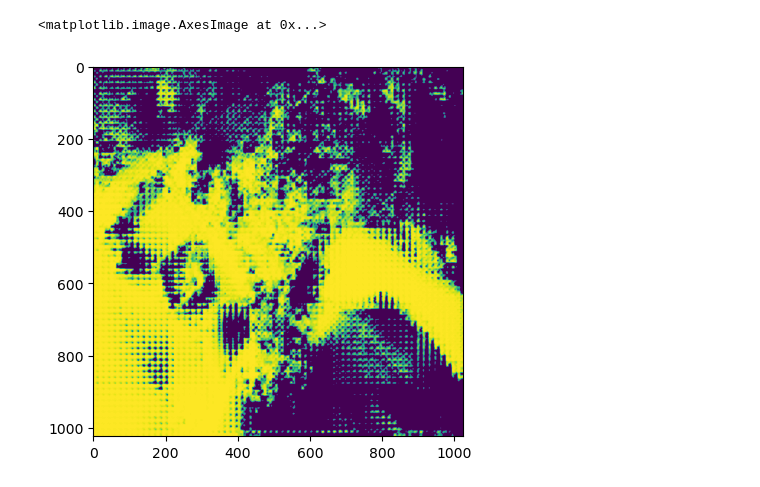
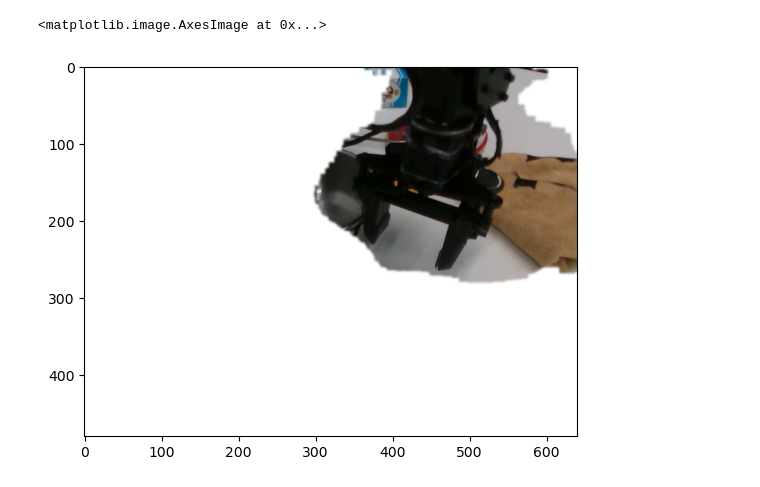
Before and after one commit to 2toinf/IVM, a Jupyter notebook: demo.ipynb, the cells around one changed output. Saved outputs shown, nothing was run; the diff lists cells and outputs as text; code cells hidden in the pictures.

Commit message:
update model

```diff
--- a/demo.ipynb
+++ b/demo.ipynb
@@ -1,8 +1,6 @@
 # %%
-from deploy import load
-
-
-
-ckpt_path = "/home/roborobo/Downloads/See-you-need-to-see/deploy/ckpt/fam/fam_model.bin"
-model = load(ckpt_path, type="fam")
+import torch
+ckpt_path = "/home/roborobo/Downloads/See-you-need-to-see/deploy/ckpt/lisa/model.bin"
+ckpt = torch.load(ckpt_path, map_location="cpu")
+print(ckpt.keys())
 # %% [output]
@@ -21,0 +8,3 @@ tensor([[[0.2290]],
+# %%
+from deploy import load
+model = load(ckpt_path, type="lisa", low_gpu_memory = True)
@@ -22,13 +18,13 @@ tensor([[[0.2290]],
 # %%
 from PIL import Image
 
-image = Image.open("/home/roborobo/Downloads/See-you-need-to-see/Ego/Merge_EgoThink/1_Activity.jpg")
-instruction = "What am I doing?"
+image = Image.open("/home/roborobo/Downloads/See-you-need-to-see/airkitchen_0410/images/2797.jpg")
+instruction = "pick up the cloth"
 
-result = model(image, instruction, threshold=0.5)
+result = model(image, instruction, threshold=0.5, blur_kernel_size = 201, dilate_kernel_size =7)
+from matplotlib import pyplot as plt
+import numpy as np
+plt.imshow((result['highlight_image']).astype(np.uint8))
+# %% [output]
+<matplotlib.image.AxesImage at 0x...>
+[figure, added]
-# %%
-from matplotlib import pyplot as plt
-plt.imshow(result['hard'])
-# %% [output]
-<matplotlib.image.AxesImage at 0x...>
-[figure, removed]
```
Also changed, not shown: parts of 8 cells of this notebook, 5 other files.
